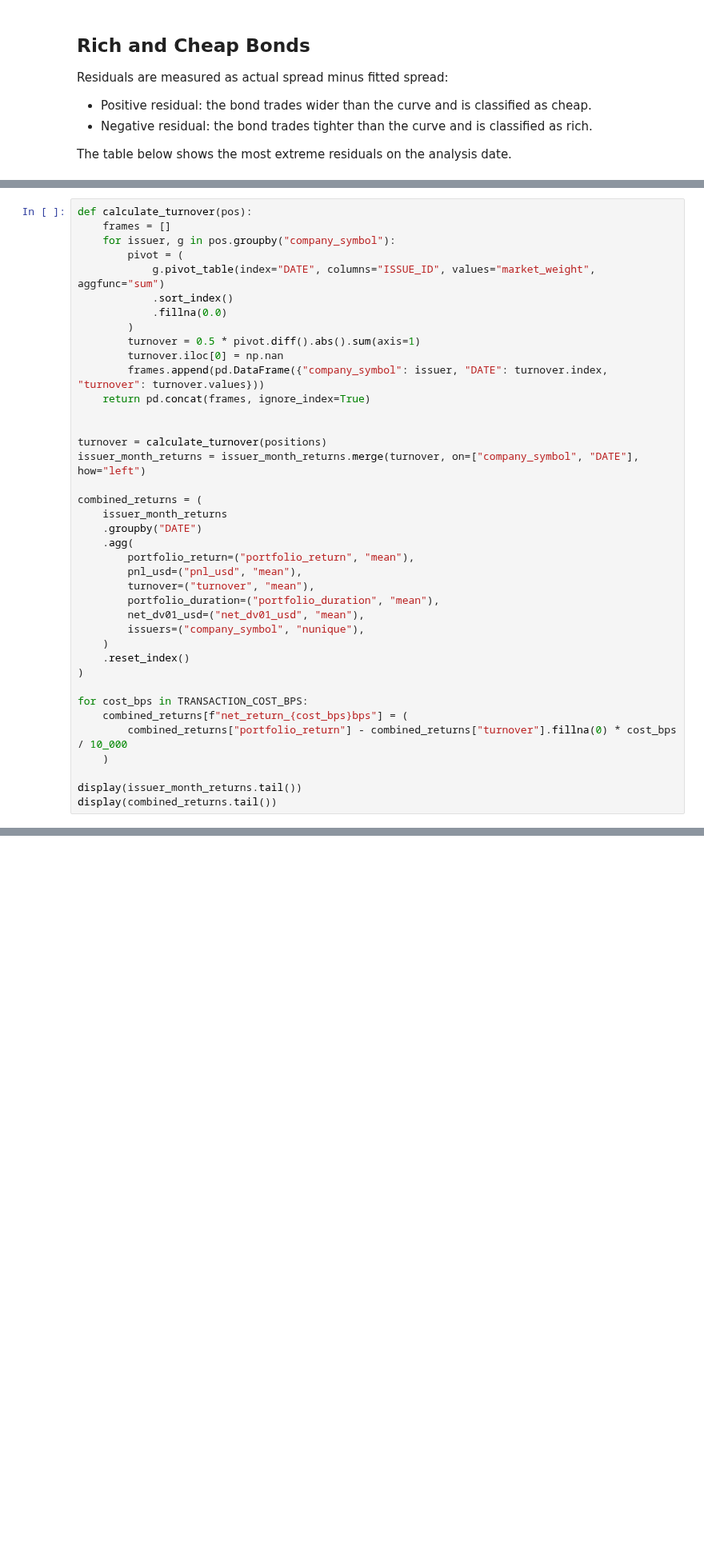
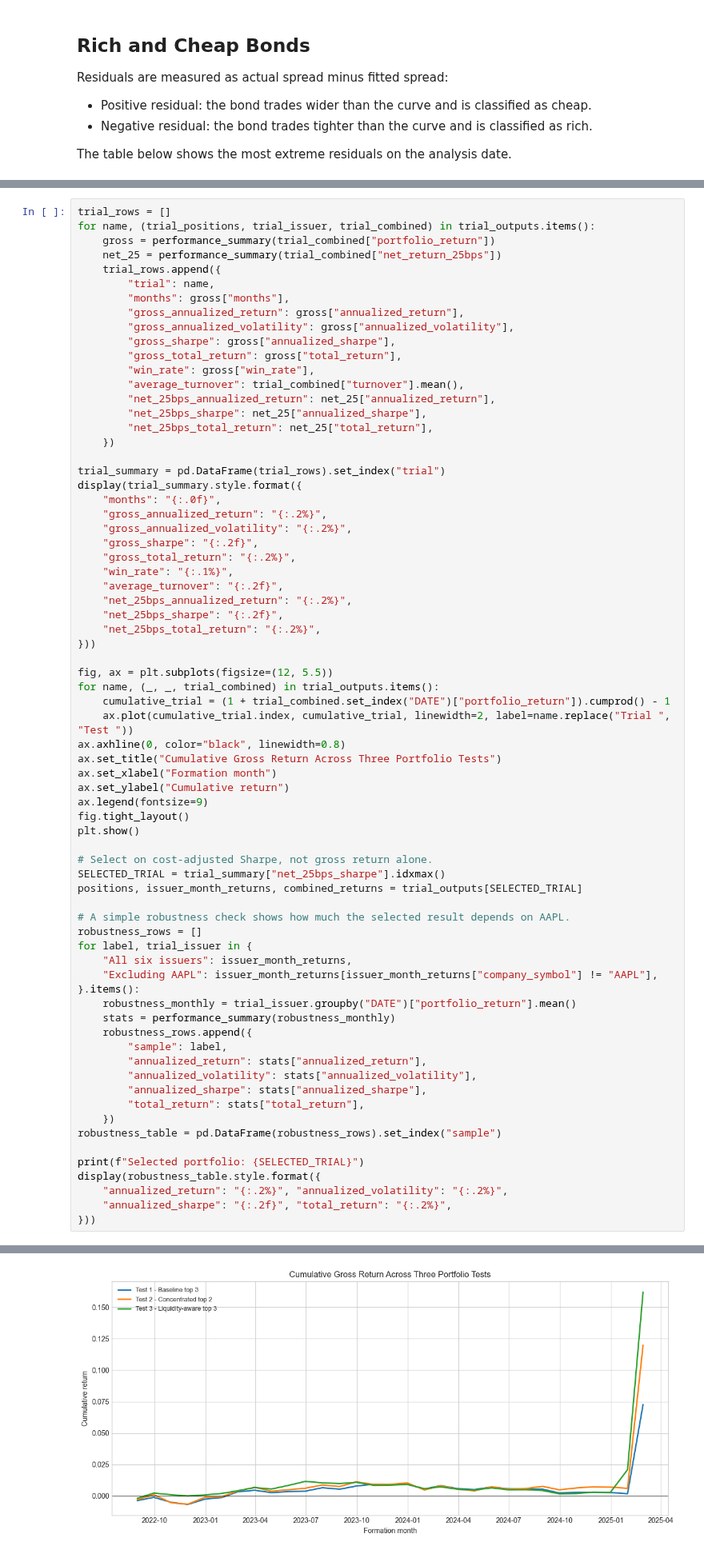
Before and after one commit to yingnichang/MTH9897, a Jupyter notebook: bond_relative_value_assignment.ipynb, the cells around one changed output, grey strips where cells are left out. Shown at 80% size. Drawn from its saved outputs; the diff is of its cells as text; blank space fills up the shorter version.

```diff
--- a/bond_relative_value_assignment.ipynb
+++ b/bond_relative_value_assignment.ipynb
@@ -647,40 +711,72 @@ Built 1,116 bond-month positions across 186 issuer-month portfolios.
 # %%
-def calculate_turnover(pos):
-    frames = []
-    for issuer, g in pos.groupby("company_symbol"):
-        pivot = (
-            g.pivot_table(index="DATE", columns="ISSUE_ID", values="market_weight", aggfunc="sum")
-            .sort_index()
-            .fillna(0.0)
-        )
-        turnover = 0.5 * pivot.diff().abs().sum(axis=1)
-        turnover.iloc[0] = np.nan
-        frames.append(pd.DataFrame({"company_symbol": issuer, "DATE": turnover.index, "turnover": turnover.values}))
-    return pd.concat(frames, ignore_index=True)
+trial_rows = []
+for name, (trial_positions, trial_issuer, trial_combined) in trial_outputs.items():
+    gross = performance_summary(trial_combined["portfolio_return"])
+    net_25 = performance_summary(trial_combined["net_return_25bps"])
+    trial_rows.append({
+        "trial": name,
+        "months": gross["months"],
+        "gross_annualized_return": gross["annualized_return"],
+        "gross_annualized_volatility": gross["annualized_volatility"],
+        "gross_sharpe": gross["annualized_sharpe"],
+        "gross_total_return": gross["total_return"],
+        "win_rate": gross["win_rate"],
+        "average_turnover": trial_combined["turnover"].mean(),
+        "net_25bps_annualized_return": net_25["annualized_return"],
+        "net_25bps_sharpe": net_25["annualized_sharpe"],
+        "net_25bps_total_return": net_25["total_return"],
+    })
 
+trial_summary = pd.DataFrame(trial_rows).set_index("trial")
+display(trial_summary.style.format({
+    "months": "{:.0f}",
+    "gross_annualized_return": "{:.2%}",
+    "gross_annualized_volatility": "{:.2%}",
+    "gross_sharpe": "{:.2f}",
+    "gross_total_return": "{:.2%}",
+    "win_rate": "{:.1%}",
+    "average_turnover": "{:.2f}",
+    "net_25bps_annualized_return": "{:.2%}",
+    "net_25bps_sharpe": "{:.2f}",
+    "net_25bps_total_return": "{:.2%}",
+}))
 
-turnover = calculate_turnover(positions)
-issuer_month_returns = issuer_month_returns.merge(turnover, on=["company_symbol", "DATE"], how="left")
+fig, ax = plt.subplots(figsize=(12, 5.5))
+for name, (_, _, trial_combined) in trial_outputs.items():
+    cumulative_trial = (1 + trial_combined.set_index("DATE")["portfolio_return"]).cumprod() - 1
+    ax.plot(cumulative_trial.index, cumulative_trial, linewidth=2, label=name.replace("Trial ", "Test "))
+ax.axhline(0, color="black", linewidth=0.8)
+ax.set_title("Cumulative Gross Return Across Three Portfolio Tests")
+ax.set_xlabel("Formation month")
+ax.set_ylabel("Cumulative return")
+ax.legend(fontsize=9)
+fig.tight_layout()
+plt.show()
 
-combined_returns = (
-    issuer_month_returns
-    .groupby("DATE")
-    .agg(
-        portfolio_return=("portfolio_return", "mean"),
-        pnl_usd=("pnl_usd", "mean"),
-        turnover=("turnover", "mean"),
-        portfolio_duration=("portfolio_duration", "mean"),
-        net_dv01_usd=("net_dv01_usd", "mean"),
-        issuers=("company_symbol", "nunique"),
-    )
-    .reset_index()
-)
+# Select on cost-adjusted Sharpe, not gross return alone.
+SELECTED_TRIAL = trial_summary["net_25bps_sharpe"].idxmax()
+positions, issuer_month_returns, combined_returns = trial_outputs[SELECTED_TRIAL]
 
-for cost_bps in TRANSACTION_COST_BPS:
-    combined_returns[f"net_return_{cost_bps}bps"] = (
-        combined_returns["portfolio_return"] - combined_returns["turnover"].fillna(0) * cost_bps / 10_000
-    )
+# A simple robustness check shows how much the selected result depends on AAPL.
+robustness_rows = []
+for label, trial_issuer in {
+    "All six issuers": issuer_month_returns,
+    "Excluding AAPL": issuer_month_returns[issuer_month_returns["company_symbol"] != "AAPL"],
+}.items():
+    robustness_monthly = trial_issuer.groupby("DATE")["portfolio_return"].mean()
+    stats = performance_summary(robustness_monthly)
+    robustness_rows.append({
+        "sample": label,
+        "annualized_return": stats["annualized_return"],
+        "annualized_volatility": stats["annualized_volatility"],
+        "annualized_sharpe": stats["annualized_sharpe"],
+        "total_return": stats["total_return"],
+    })
+robustness_table = pd.DataFrame(robustness_rows).set_index("sample")
 
-display(issuer_month_returns.tail())
-display(combined_returns.tail())
+print(f"Selected portfolio: {SELECTED_TRIAL}")
+display(robustness_table.style.format({
+    "annualized_return": "{:.2%}", "annualized_volatility": "{:.2%}",
+    "annualized_sharpe": "{:.2f}", "total_return": "{:.2%}",
+}))
 # %% [output]
@@ -692,0 +788 @@ display(combined_returns.tail())
+[figure, added]
```
Also changed, not shown: parts of 18 cells of this notebook, 2 other files.
